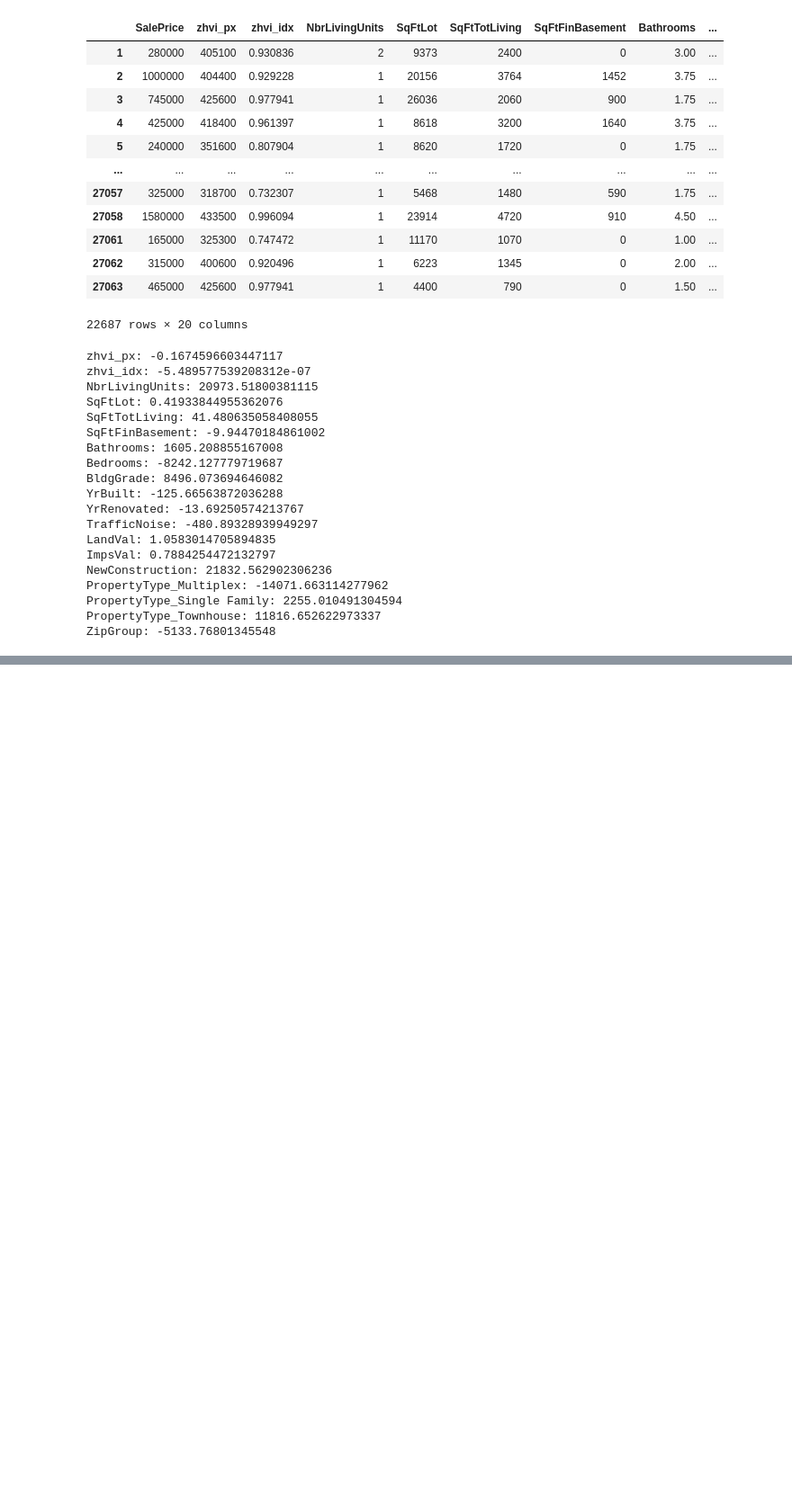
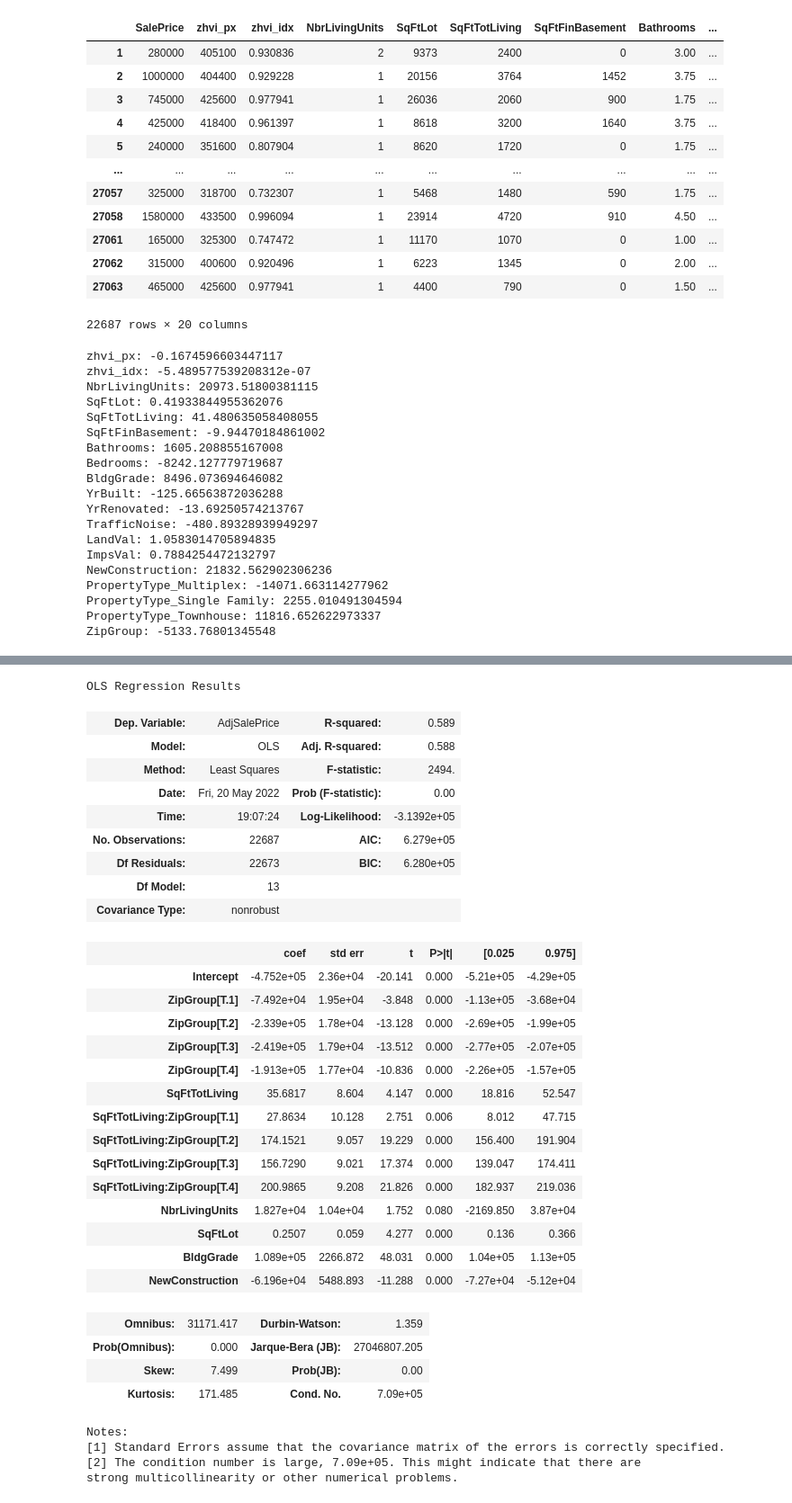
Before and after one commit to tzuzulcode/ai-fundamentals-abril2022, a Jupyter notebook: Regression and prediction/FactorVariables.ipynb, the cells around one changed output, grey strips where cells are left out. Shown at 90% size. Saved outputs shown, nothing was run; the diff lists cells and outputs as text; code cells hidden in the pictures; blank space fills up the shorter version.

Commit message:
Main effects

```diff
--- a/Regression and prediction/FactorVariables.ipynb
+++ b/Regression and prediction/FactorVariables.ipynb
@@ -272,0 +329,41 @@ ZipGroup: -5133.76801345548
+# %%
+model_cleaned_data['AdjSalePrice'] = data['AdjSalePrice']
+
+model_with_main_effects = smf.ols("AdjSalePrice ~ SqFtTotLiving*ZipGroup + NbrLivingUnits + SqFtLot + BldgGrade + NewConstruction", data=model_cleaned_data)
+
+results = model_with_main_effects.fit()
+results.summary()
+# %% [output]
+OLS Regression Results
+| Dep. Variable: | AdjSalePrice | R-squared: | 0.589 |
+| Model: | OLS | Adj. R-squared: | 0.588 |
+| Method: | Least Squares | F-statistic: | 2494. |
+| Date: | Fri, 20 May 2022 | Prob (F-statistic): | 0.00 |
+| Time: | 19:07:24 | Log-Likelihood: | -3.1392e+05 |
+| No. Observations: | 22687 | AIC: | 6.279e+05 |
+| Df Residuals: | 22673 | BIC: | 6.280e+05 |
+| Df Model: | 13 |  |  |
+| Covariance Type: | nonrobust |  |  |
+|  | coef | std err | t | P>|t| | [0.025 | 0.975] |
+| Intercept | -4.752e+05 | 2.36e+04 | -20.141 | 0.000 | -5.21e+05 | -4.29e+05 |
+| ZipGroup[T.1] | -7.492e+04 | 1.95e+04 | -3.848 | 0.000 | -1.13e+05 | -3.68e+04 |
+| ZipGroup[T.2] | -2.339e+05 | 1.78e+04 | -13.128 | 0.000 | -2.69e+05 | -1.99e+05 |
+| ZipGroup[T.3] | -2.419e+05 | 1.79e+04 | -13.512 | 0.000 | -2.77e+05 | -2.07e+05 |
+| ZipGroup[T.4] | -1.913e+05 | 1.77e+04 | -10.836 | 0.000 | -2.26e+05 | -1.57e+05 |
+| SqFtTotLiving | 35.6817 | 8.604 | 4.147 | 0.000 | 18.816 | 52.547 |
+| SqFtTotLiving:ZipGroup[T.1] | 27.8634 | 10.128 | 2.751 | 0.006 | 8.012 | 47.715 |
+| SqFtTotLiving:ZipGroup[T.2] | 174.1521 | 9.057 | 19.229 | 0.000 | 156.400 | 191.904 |
+| SqFtTotLiving:ZipGroup[T.3] | 156.7290 | 9.021 | 17.374 | 0.000 | 139.047 | 174.411 |
+| SqFtTotLiving:ZipGroup[T.4] | 200.9865 | 9.208 | 21.826 | 0.000 | 182.937 | 219.036 |
+| NbrLivingUnits | 1.827e+04 | 1.04e+04 | 1.752 | 0.080 | -2169.850 | 3.87e+04 |
+| SqFtLot | 0.2507 | 0.059 | 4.277 | 0.000 | 0.136 | 0.366 |
+| BldgGrade | 1.089e+05 | 2266.872 | 48.031 | 0.000 | 1.04e+05 | 1.13e+05 |
+| NewConstruction | -6.196e+04 | 5488.893 | -11.288 | 0.000 | -7.27e+04 | -5.12e+04 |
+| Omnibus: | 31171.417 | Durbin-Watson: | 1.359 |
+| Prob(Omnibus): | 0.000 | Jarque-Bera (JB): | 27046807.205 |
+| Skew: | 7.499 | Prob(JB): | 0.00 |
+| Kurtosis: | 171.485 | Cond. No. | 7.09e+05 |
+Notes:
+[1] Standard Errors assume that the covariance matrix of the errors is correctly specified.
+[2] The condition number is large, 7.09e+05. This might indicate that there are
+strong multicollinearity or other numerical problems.
```
Also changed, not shown: parts of 8 cells of this notebook, 1 other file.
